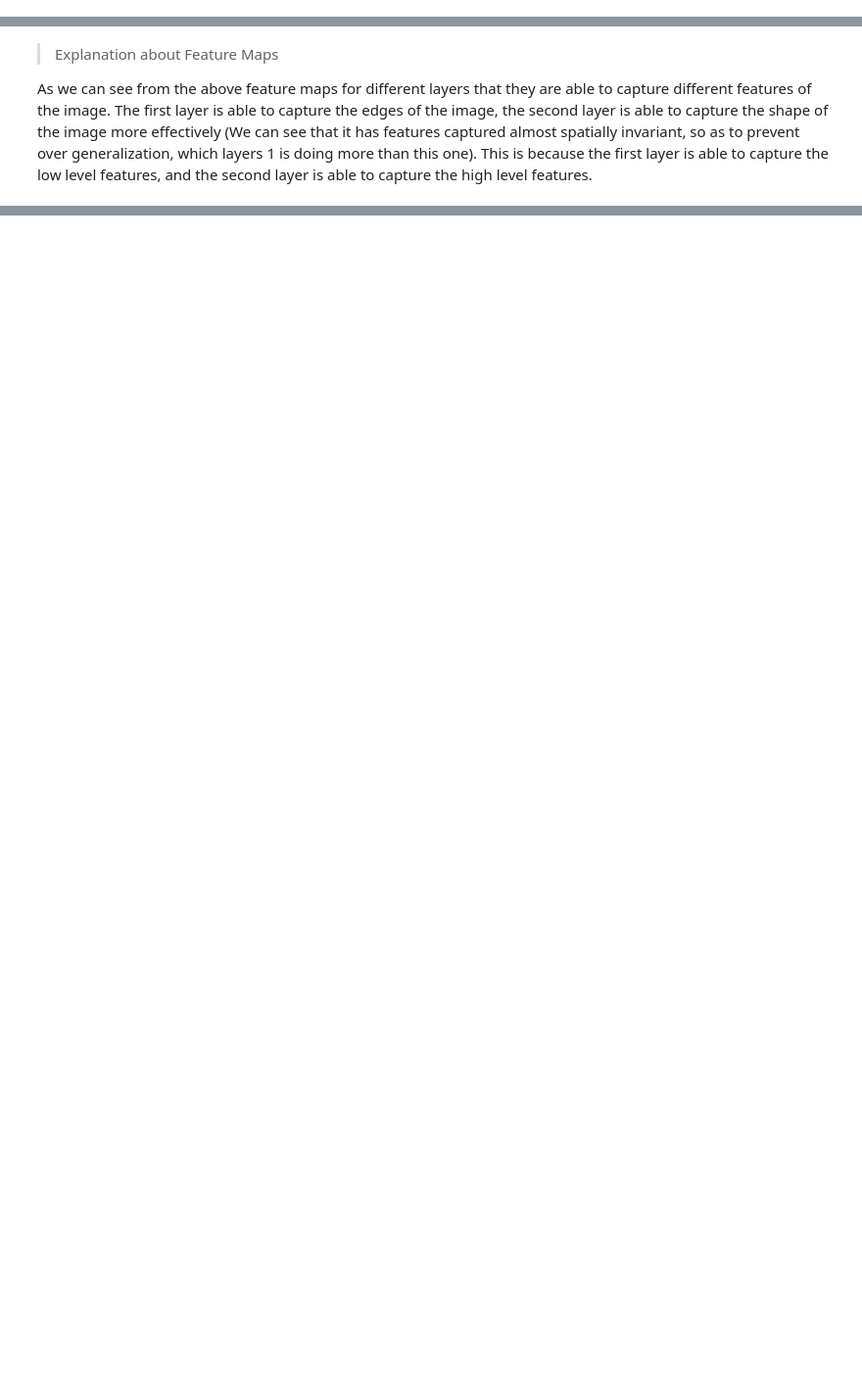
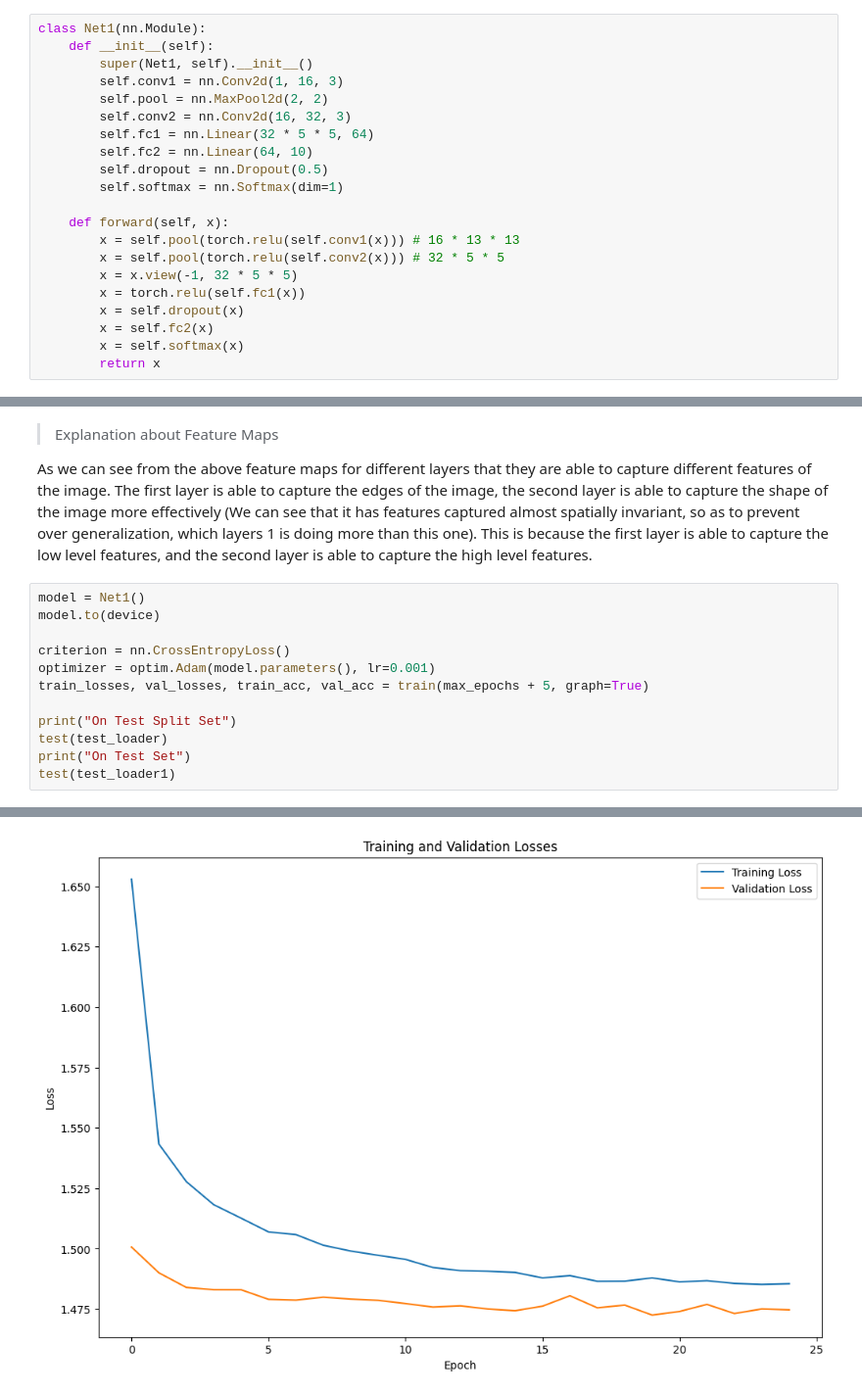
Before and after one commit to bhavberi/SMAI-Monsoon-23-24, a Jupyter notebook: 2021111013_assignment_3/4.ipynb, the cells around one changed output, grey strips where cells are left out. Shown: that part at 98% size. Cells and saved outputs as stored; diff of their text form; blank space fills up the shorter version.

Commit message:
Added more models in Q4

```diff
--- a/2021111013_assignment_3/4.ipynb
+++ b/2021111013_assignment_3/4.ipynb
@@ -51,3 +51,24 @@ class BaselineNet(nn.Module):
         # x = self.fc2(x)
         x = self.softmax(x)
         return x
+# %%
+class Net1(nn.Module):
+    def __init__(self):
+        super(Net1, self).__init__()
+        self.conv1 = nn.Conv2d(1, 16, 3)
+        self.pool = nn.MaxPool2d(2, 2)
+        self.conv2 = nn.Conv2d(16, 32, 3)
+        self.fc1 = nn.Linear(32 * 5 * 5, 64)
+        self.fc2 = nn.Linear(64, 10)
+        self.dropout = nn.Dropout(0.5)
+        self.softmax = nn.Softmax(dim=1)
+
+    def forward(self, x):
+        x = self.pool(torch.relu(self.conv1(x))) # 16 * 13 * 13
+        x = self.pool(torch.relu(self.conv2(x))) # 32 * 5 * 5
+        x = x.view(-1, 32 * 5 * 5)
+        x = torch.relu(self.fc1(x))
+        x = self.dropout(x)
+        x = self.fc2(x)
+        x = self.softmax(x)
+        return x
@@ -366,3 +429,16 @@ Shape of feature maps: torch.Size([32, 11, 11])
 > Explanation about Feature Maps
 
 As we can see from the above feature maps for different layers that they are able to capture different features of the image. The first layer is able to capture the edges of the image, the second layer is able to capture the shape of the image more effectively (We can see that it has features captured almost spatially invariant, so as to prevent over generalization, which layers 1 is doing more than this one). This is because the first layer is able to capture the low level features, and the second layer is able to capture the high level features.
+# %%
+model = Net1()
+model.to(device)
+
+criterion = nn.CrossEntropyLoss()
+optimizer = optim.Adam(model.parameters(), lr=0.001)
+train_losses, val_losses, train_acc, val_acc = train(max_epochs + 5, graph=True)
+
+print("On Test Split Set")
+test(test_loader)
+print("On Test Set")
+test(test_loader1)
+# %% [output]
@@ -368,0 +462 @@ As we can see from the above feature maps for different layers that they are abl
+[figure, added]
```
Also changed, not shown: parts of 8 cells of this notebook.
